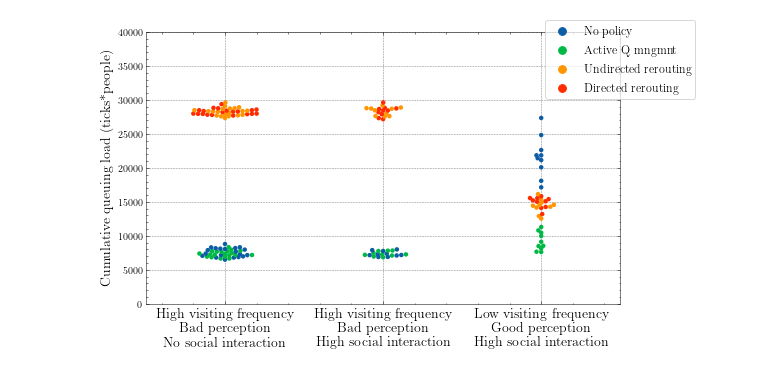
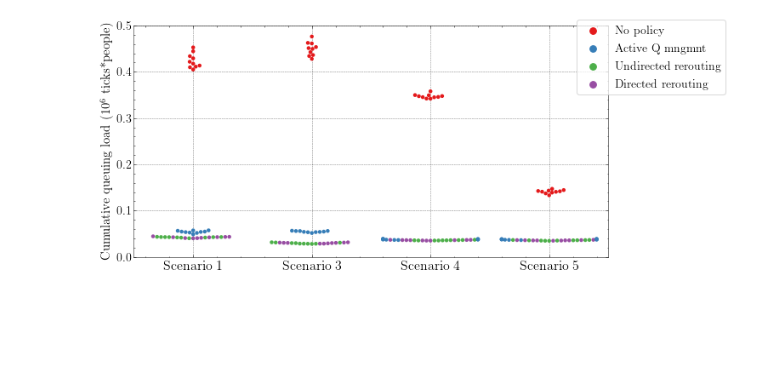
Before and after one commit to daanieo/FATM_ABM, a Jupyter notebook: results/Rerouting.ipynb, the cells around one changed output. Saved outputs shown, nothing was run; the diff lists cells and outputs as text; code cells hidden in the pictures; blank space fills up the shorter version.

Commit message:
Result interpretation; cleanup

```diff
--- a/results/Rerouting.ipynb
+++ b/results/Rerouting.ipynb
@@ -40,3 +29,15 @@ input_vars = pd.concat([input1,input2]).reset_index()
+# %%
+
+data = pd.read_feather("./rerouting30/rerouting30")
+input_vars = pd.read_csv("./rerouting30/input_parameters_rerouting30.csv")
+# %%
+factor_names = ["alpha","beta","gamma","epsilon","parallel_served_full"]
+
+scenarios = np.array([ [1.0, 0.0, 7.0, 0.1, 6.0], # No social interaction; low visiting frequency
+              [0.0, 1.0, 7.0, 0.1, 6.0],
+              [0.0, 1.0, 7.0, 1.0, 6.0], # Social interaction; low visiting frequency
+              [0.0, 1.0, 3.0, 0.1, 7.8], # Social interaction; high visiting frequency
+              [1.0, 0.0, 3.0, 0.1, 7.8]]) # Particular to capacity analysis icm queuing
 # %%
 q_sum = list()
 n_facs = 12
@@ -48,7 +49,7 @@ for j in input_vars.index:
     q_sum.append(tmp_sum)
 
 uc_endvals_dict = {}
-for i in ["unsatisfied consumption","policy type","variation","allfacs","fac5"]:
+for i in ["unsatisfied consumption","policy type","variation","allfacs","fac5","food waste","distance"]:
     uc_endvals_dict[i] = list()
 
 
@@ -56,6 +57,8 @@ for j in input_vars.index:
     uc_endvals_dict["unsatisfied consumption"].append(data.o1[data.o0==j].iloc[-1])
     uc_endvals_dict["fac5"].append( np.sum(data[data.o0==j].iloc[:,9]))
     uc_endvals_dict["allfacs"].append( q_sum[j] )
+    uc_endvals_dict["food waste"].append(data.o2[data.o0==j].iloc[-1])
+    uc_endvals_dict["distance"].append(data.o3[data.o0==j].iloc[-1])
 
     if input_vars.capacity_policy[j] > 0:
         uc_endvals_dict["policy type"].append(1)
@@ -128,47 +118,43 @@ plt.savefig("/home/daan/Desktop/unsatisfiedconsumption_rerouting.png")
 # %%
-fig, ax = plt.subplots(1,1,figsize=(8.5,5))
+fig, ax = plt.subplots(1,1,figsize=(10,5))
 
-input_vars_filtered = input_vars_filtered[input_vars_filtered["policy type"] != 1]
+relevant_indices = [0,2,3,4]
+relevant_scenarios = scenarios[ relevant_indices ]
 
-tmp1 = input_vars_filtered[input_vars_filtered.gamma == 3.0]
-# tmp1 = tmp1[tmp1.alpha==1.0]
-tmp1 = tmp1[tmp1.epsilon==0.1]
-tmp1 = tmp1[tmp1.parallel_served_full==7.8]
+# Modify DF for plot
+storage_dict = {}
+for s in range(len(relevant_scenarios)):
+    tmp = input_vars_filtered
 
-tmp2 = tmp1[tmp1.beta==1.0]
-tmp1 = tmp1[tmp1.beta==0.0]
-#########
-tmp3 = input_vars_filtered[input_vars_filtered.beta == 1.0]
-tmp3 = tmp3[tmp3.epsilon==1.0]
+    for f in range(len(factor_names)):
+        tmp = tmp[ tmp[factor_names[f]] == relevant_scenarios[s][f] ]
 
-tmp3 = tmp3[tmp3.gamma==7.0]
-tmp3 = tmp3[tmp3.parallel_served_full==6.0]
+    tmp = pd.concat([tmp.reset_index(),pd.DataFrame({"scenario":np.ones(len(tmp))*s})],axis=1)
+    storage_dict[s] = tmp
 
+# Join dfs from dictionary
+tmp = pd.concat(storage_dict.values())
 
-tmp1 = pd.concat([tmp1.reset_index(),pd.DataFrame({"scenario":np.ones(len(tmp1))*0})],axis=1)
-tmp2 = pd.concat([tmp2.reset_index(),pd.DataFrame({"scenario":np.ones(len(tmp2))*1})],axis=1)
-tmp3 = pd.concat([tmp3.reset_index(),pd.DataFrame({"scenario":np.ones(len(tmp3))*2})],axis=1)
-tmp = pd.concat([tmp1,tmp2,tmp3])
+sns.swarmplot(ax=ax ,x='scenario',hue='variation', y="fac5", data=tmp,size=4.5,palette="Set1")
 
-sns.swarmplot(ax=ax ,x='scenario',hue='variation', y="fac5", data=tmp,size=4.5)#palette=my_palette['dark'])
+# x-axis
+ax.set_xlabel(None)
+xticklabels = ["Scenario %s"%(i+1) for i in relevant_indices]
+ax.set_xticklabels(xticklabels,fontsize=16)
 
-ax.set_xlabel(None)#r"Type of policy",fontsize=12)
-ax.set_xticklabels(["High visiting frequency\nBad perception\nNo social interaction",
-                   "High visiting frequency\nBad perception\nHigh social interaction",
-                   "Low visiting frequency\nGood perception\nHigh social interaction"],fontsize=14)
+# y-axis
+ax.set_ylim([0,500e3])
+ax.set_yticklabels(np.round(np.linspace(0,0.5,6),1),fontsize=14)
+ax.set_ylabel("Cumulative queuing load ($10^6$ ticks*people)",fontsize=15)
 
-ax.set_ylim([0,40e3])
-# ax.set_yticklabels(np.linspace(0,100,6))
-ax.set_ylabel("Cumulative queuing load (ticks*people)",fontsize=14)
-
+# grid
 ax.yaxis.grid(True) # Hide the horizontal gridlines
 ax.xaxis.grid(True) # Show the vertical gridlines
 
 handles = ax.get_legend_handles_labels()[0]
+labels = ["No policy","Active Q mngmnt","Undirected rerouting","Directed rerouting"]
+ax.legend(handles[:4],labels,loc='upper left',fontsize=14,bbox_to_anchor=(0.92, 1.05),framealpha=0.75);
 
-labels = ["No policy","Active Q mngmnt","Undirected rerouting","Directed rerouting"]
-
-ax.legend(handles[:4],labels,loc='center',fontsize=12,bbox_to_anchor=(1.0, 0.9),framealpha=0.75);
-plt.savefig("/home/daan/Desktop/fac5_rerouting.png")
+plt.savefig("/home/daan/Desktop/results_fac5_rerouting.png")
 # %% [output]
-[figure, old version]
+[figure, new version]
```
Also changed, not shown: parts of 6 cells of this notebook, 41 other files.
